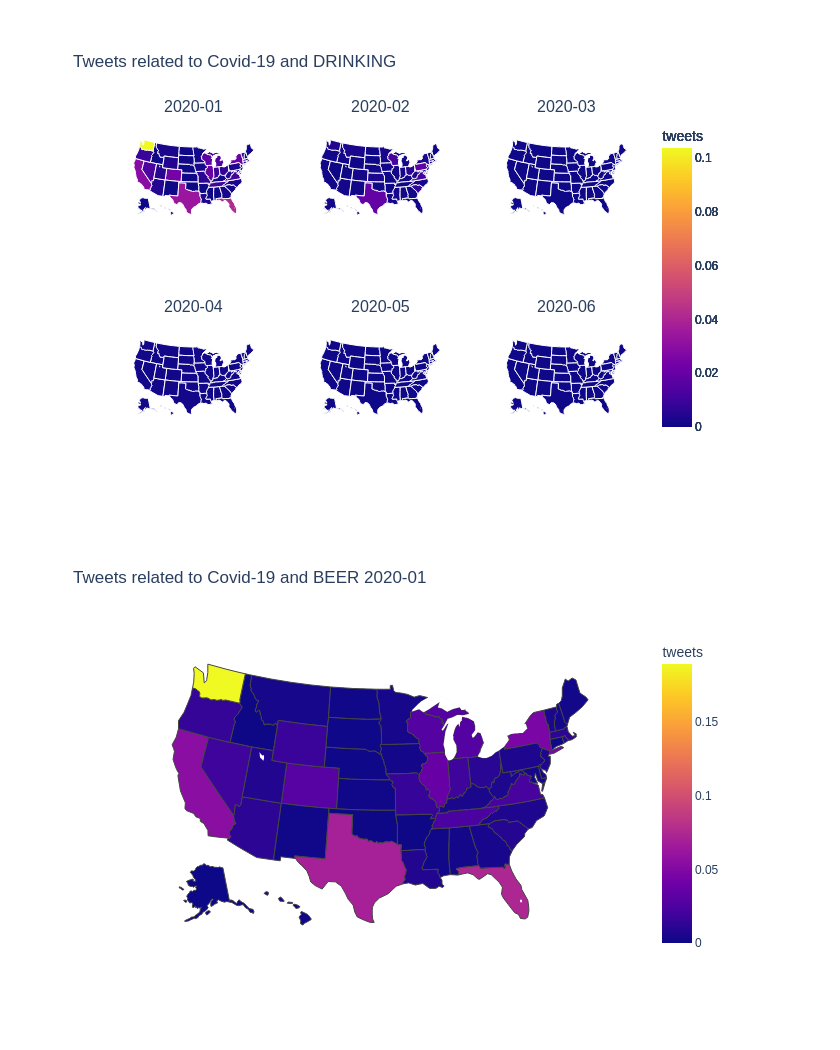
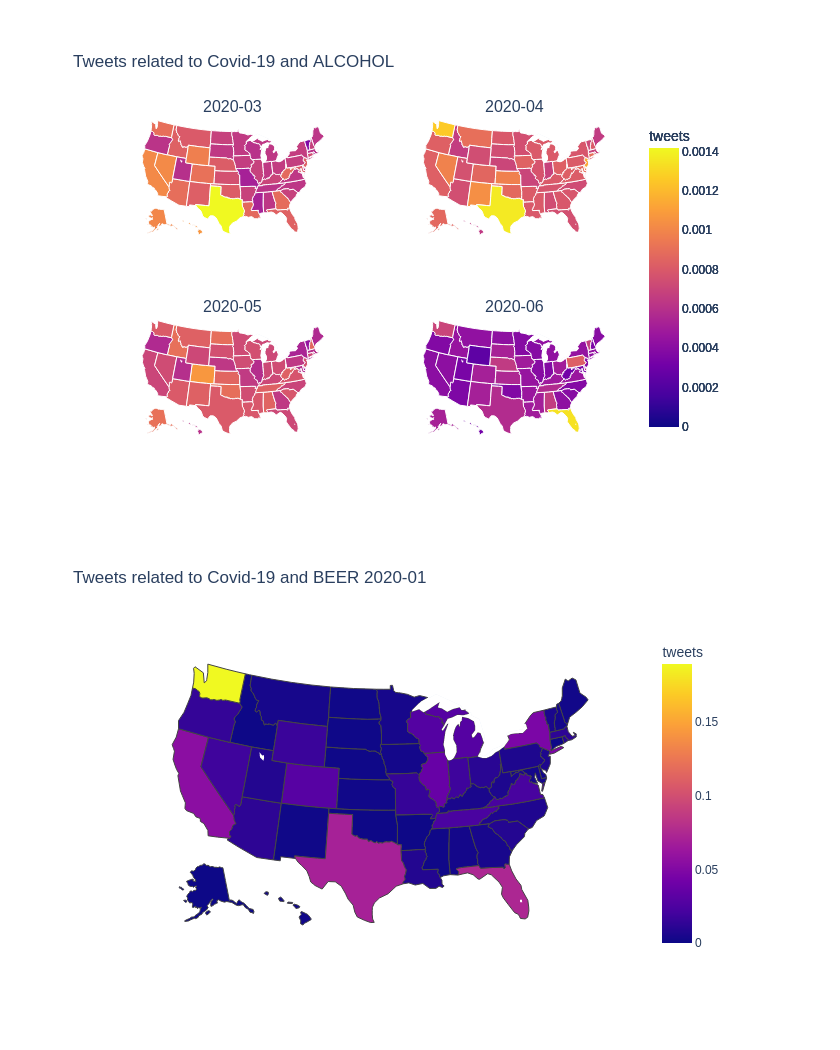
Before and after one commit to JohnOnt/Twitter_Analysis, a Jupyter notebook: choropleth.ipynb, the cells around one changed output. Drawn from its saved outputs; the diff is of its cells as text; code cells hidden in the pictures.

```diff
--- a/choropleth.ipynb
+++ b/choropleth.ipynb
@@ -7,10 +7,12 @@ from plotly.subplots import make_subplots
 from choropleth_functions import *
 # %%
 dates = ['2020-01', '2020-02', '2020-03', '2020-04', '2020-05', '2020-06']
+dates2 = ['2020-03', '2020-04', '2020-05', '2020-06']
 
-plotty_plots('DRINKING', dates)#, renderer='firefox')
+# plotty_plots(kw, dates, renderer = 'png', rows = 2, cols = 3, savefig = False):
+plotty_plots('ALCOHOL', dates2, rows = 2, cols = 2)#, renderer='firefox')
 # %% [output]
-[figure, old version]
+[figure, new version]
 # %%
 plotty('BEER', '2020-01')
 #plotty_w('WINE', '1')
```
Also changed, not shown: 3 other files.
